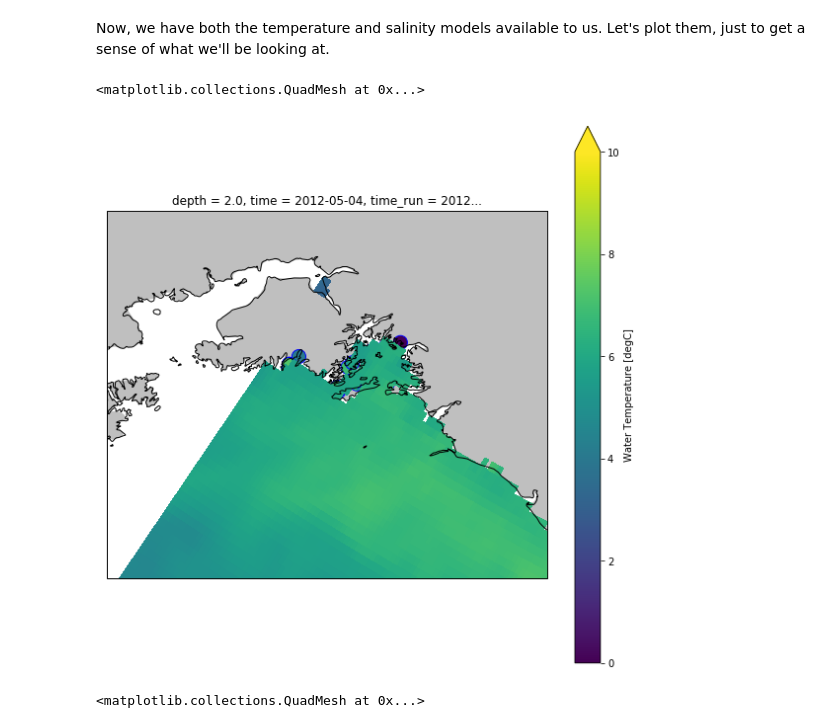
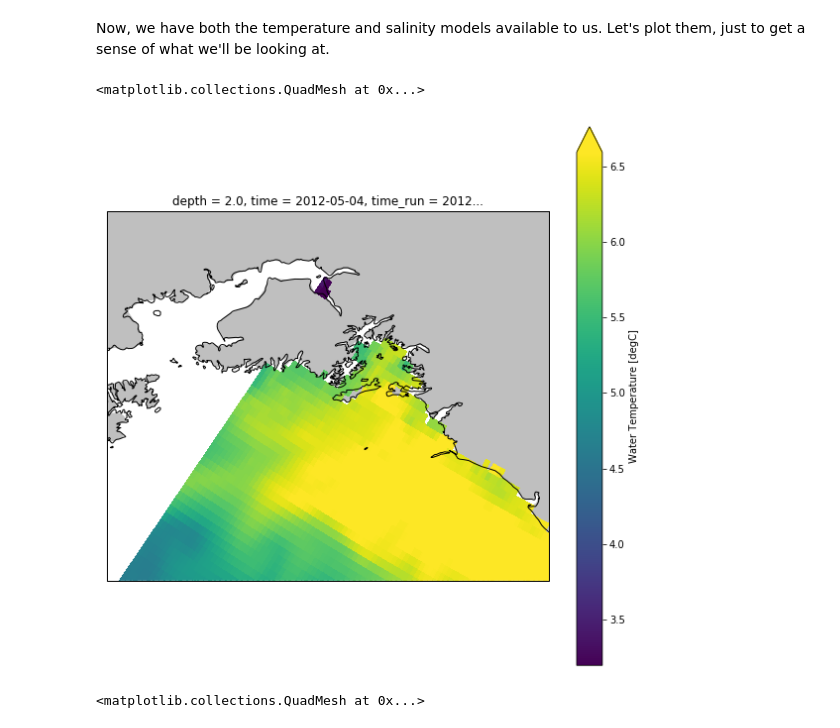
Before and after one commit to eldobbins/ohw_lter_vis, a Jupyter notebook: notebooks/Demo_ohw_lter_vis.ipynb, the cells around one changed output. Saved outputs shown, nothing was run; the diff lists cells and outputs as text; code cells hidden in the pictures.

```diff
--- a/notebooks/Demo_ohw_lter_vis.ipynb
+++ b/notebooks/Demo_ohw_lter_vis.ipynb
@@ -152,19 +152,18 @@ tempy
 Now, we have both the temperature and salinity models available to us. Let's plot them, just to get a sense of what we'll be looking at.
 # %%
 [fig,ax] = olv.map_ngalter()
-[h,ax] = olv.map_stations_data(ax ,surface, colorby='temperature', colormap='viridis')
 
 # Add the temperature model
 tempy[0].plot(x='lon',
               y='lat',
               ax=ax,
               transform=ccrs.PlateCarree(),
-              vmin=0,
-              vmax=10
+              vmin=np.nanmin(surface['temperature']),
+              vmax=np.nanmax(surface['temperature']),
 )
 # %% [output]
 <matplotlib.collections.QuadMesh at 0x...>
-[figure, old version]
+[figure, new version]
 # %%
 # Make an initial figure with the axes scales we care about
 [fig,ax] = olv.map_ngalter()
```
Also changed, not shown: parts of 4 cells of this notebook, 1 other file.
